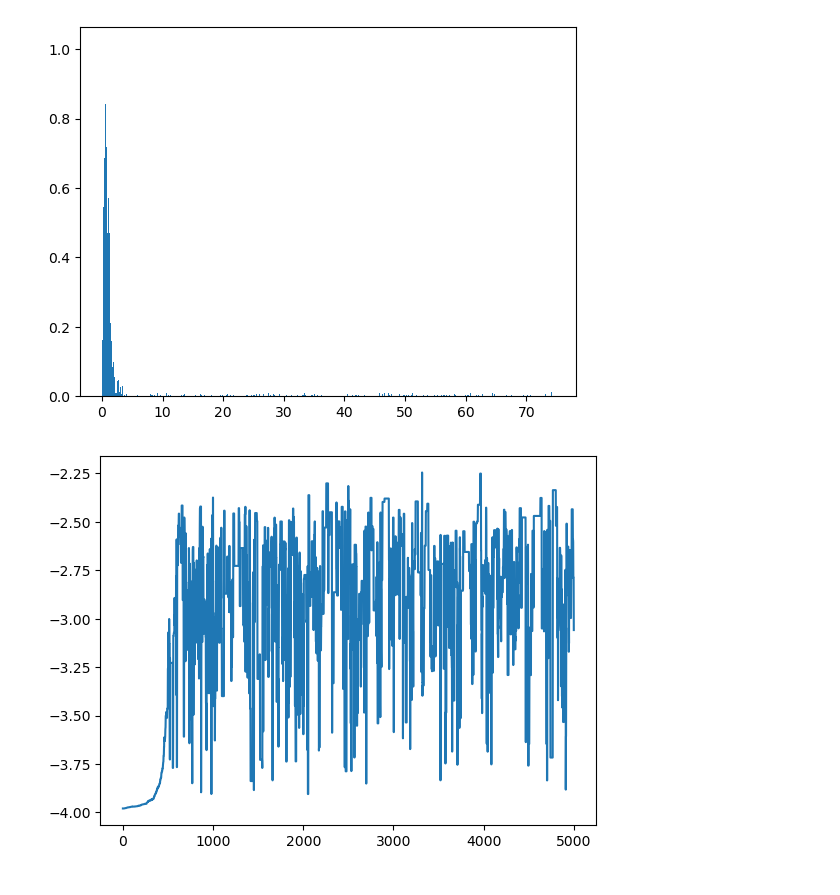
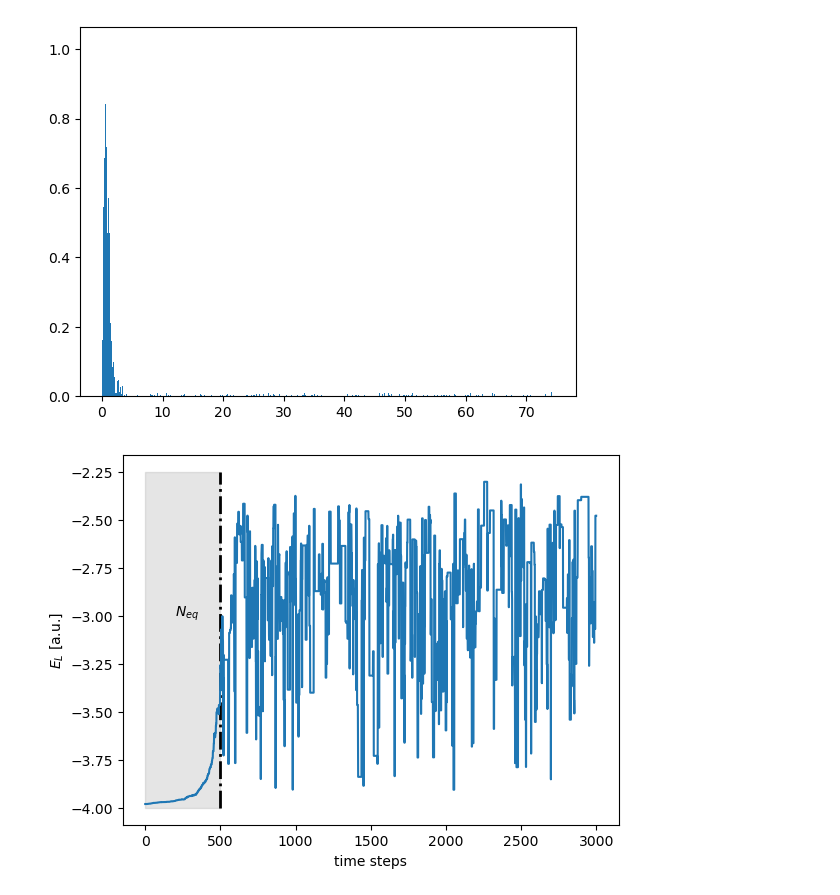
Before and after one commit to gujoh/compfys-h2b, a Jupyter notebook: plotting/task_2.ipynb, the cells around one changed output. Drawn from its saved outputs; the diff is of its cells as text; code cells hidden in the pictures.

Commit message:
Plotting for task 2

```diff
--- a/plotting/task_2.ipynb
+++ b/plotting/task_2.ipynb
@@ -15,11 +15,14 @@ plt.hist(only_lenths, bins=1000, density=True);plt.show()
 plt.show()
 # %% [output]
 [figure]
-# %%
-cum_energy = np.cumsum(data[:,-1])
-plt.plot(data[:,-1], label='Energy levels.')
-# plt.plot(cum_energy/(np.arange(cum_energy.shape[0])), label='Time averaged energy levels.')
-# plt.legend()
-plt.show()
-# %% [output]
-[figure, removed]
+# %%
+cum_energy = np.cumsum(data[:,-1])
+plt.plot([500,500], [-4,-2.25],'-.', color='black', linewidth=2)
+plt.text(200,-3,'$N_{eq}$')
+plt.fill_betweenx([-4, -2.25], 0, 500, color='gray', alpha=0.2, label="Shaded Region")
+plt.plot(data[:3000,-1], label='Energy levels.')
+plt.xlabel('time steps')
+plt.ylabel('$E_L$ [a.u.]')
+plt.show()
+# %% [output]
+[figure, added]
```
Also changed, not shown: parts of 2 cells of this notebook.
